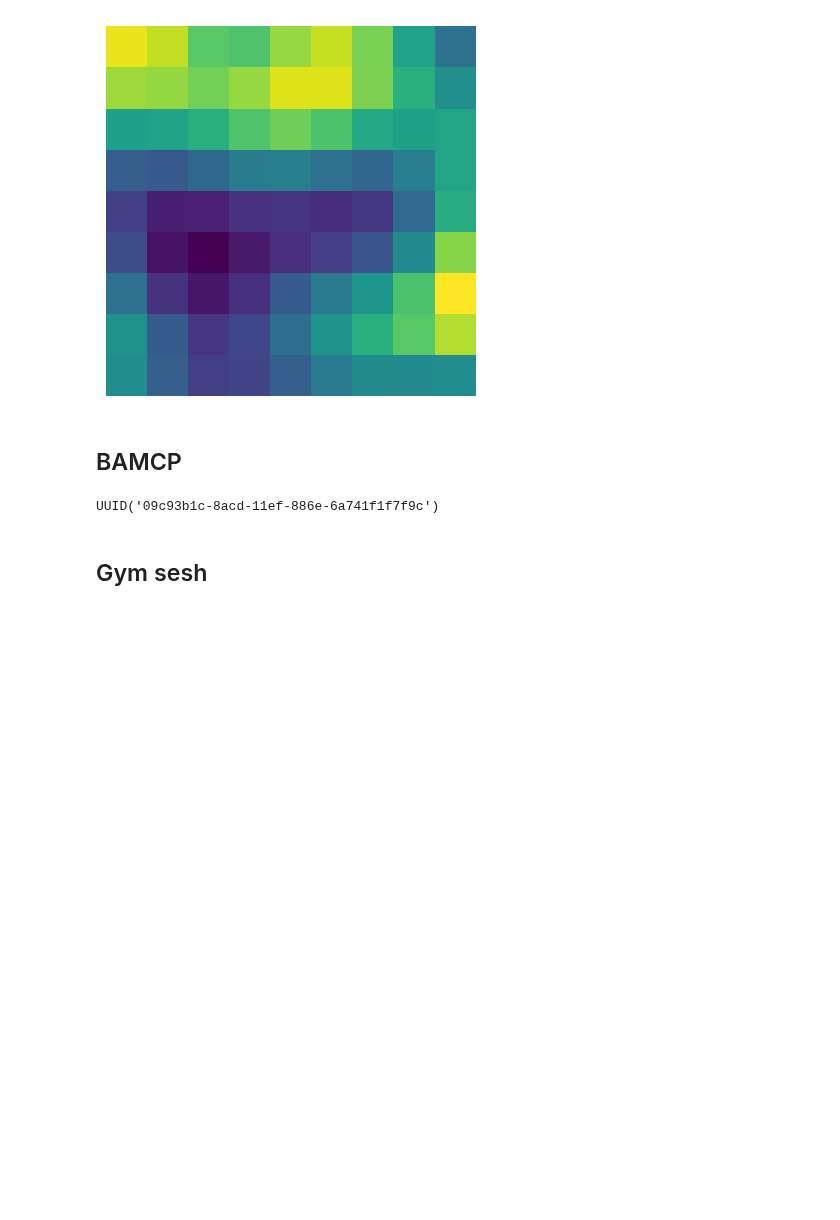
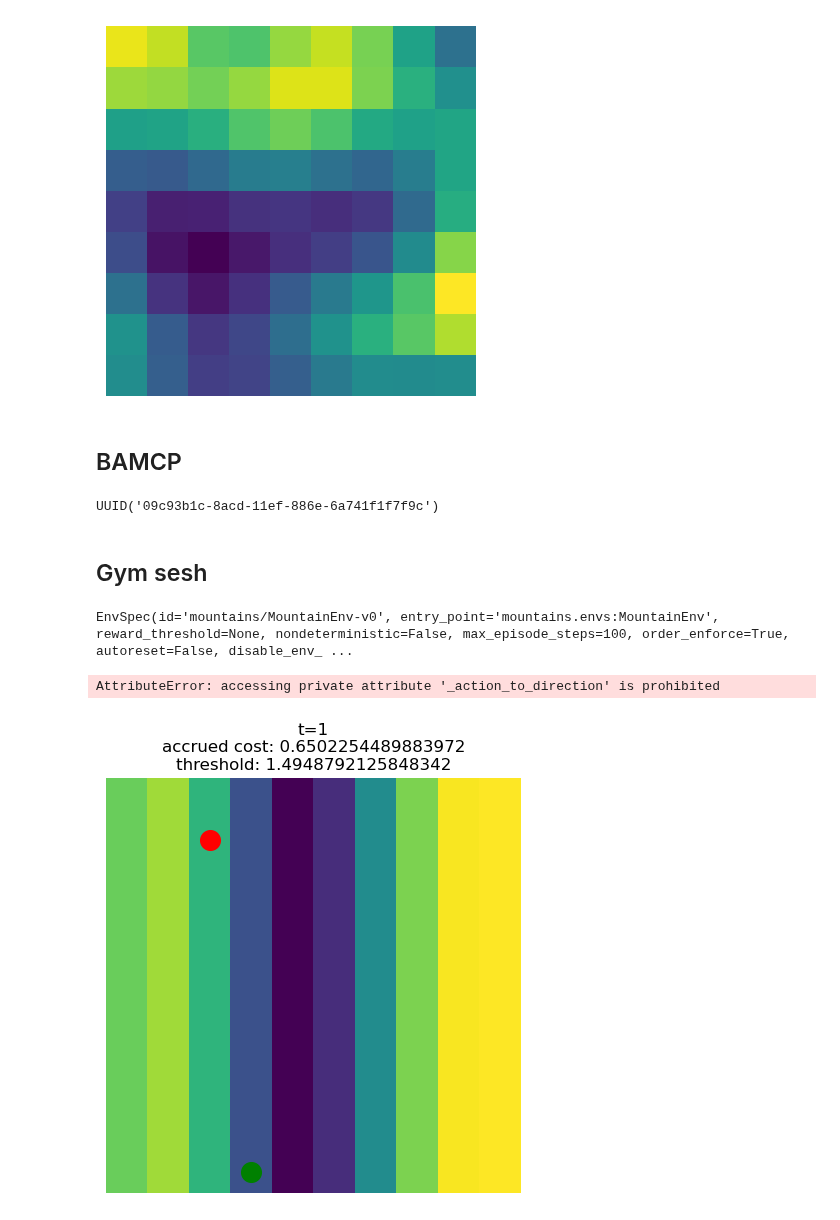
Before and after one commit to tgham/context_exploration, a Jupyter notebook: GP_worlds.ipynb, the cells around one changed output. Drawn from its saved outputs; the diff is of its cells as text; code cells hidden in the pictures; blank space fills up the shorter version.

Commit message:
greedy agent

```diff
--- a/GP_worlds.ipynb
+++ b/GP_worlds.ipynb
@@ -1243,26 +1246,57 @@ class Mountain_Env(gym.Env):
+# %%
+registry['mountains/MountainEnv-v0']
+# %% [output]
+EnvSpec(id='mountains/MountainEnv-v0', entry_point='mountains.envs:MountainEnv', reward_threshold=None, nondeterministic=False, max_episode_steps=100, order_enforce=True, autoreset=False, disable_env_ ...
+# %%
+env._action_to_direction
+# %% [output]
+AttributeError: accessing private attribute '_action_to_direction' is prohibited
 # %%
+# %load_ext autoreload
+# %autoreload 2
+
+## inits
+N=10
+
 ## register env
-# register(
+# Unregister the environment if it's already registered
+env_id = "mountains/MountainEnv-v0"
+if env_id in registry:
+    del registry[env_id]
+
+# Re-register the updated environment
+register(
 #     id="mountains/MountainEnv-v0",
-#     entry_point='mountains.envs:MountainEnv',
-#     max_episode_steps=100,
-#     kwargs={"size": 10},
-# )
+    id=env_id,
+    entry_point='mountains.envs:MountainEnv',
+    max_episode_steps=100,
+    kwargs={"size": N},
+)
 
 # !pip install -e .
 
 
 ## create env
-import mountains
-env = gym.make("mountains/MountainEnv-v0", size=4, render_mode='human')
-
+env = gym.make("mountains/MountainEnv-v0", N=N, params=None, render_mode='human')
 observation, info = env.reset()
 
-for _ in range(100):
-    action = env.action_space.sample()  # random action
+## loop through trials
+for _ in range(20):
+
+    ### action selection
+
+    ## random action
+    # action = env.action_space.sample()
+
+    ## greedy
+    action = env.greedy_policy(observation['agent'], observation['target'], eps = 0)
+
+
+    ## take step
     observation, reward, terminated, truncated, info = env.step(action)
-
     if terminated or truncated:
         observation, info = env.reset()
 
 env.close()
+# %% [output]
+[figure, added]
```
Also changed, not shown: parts of 3 cells of this notebook, 8 other files.
